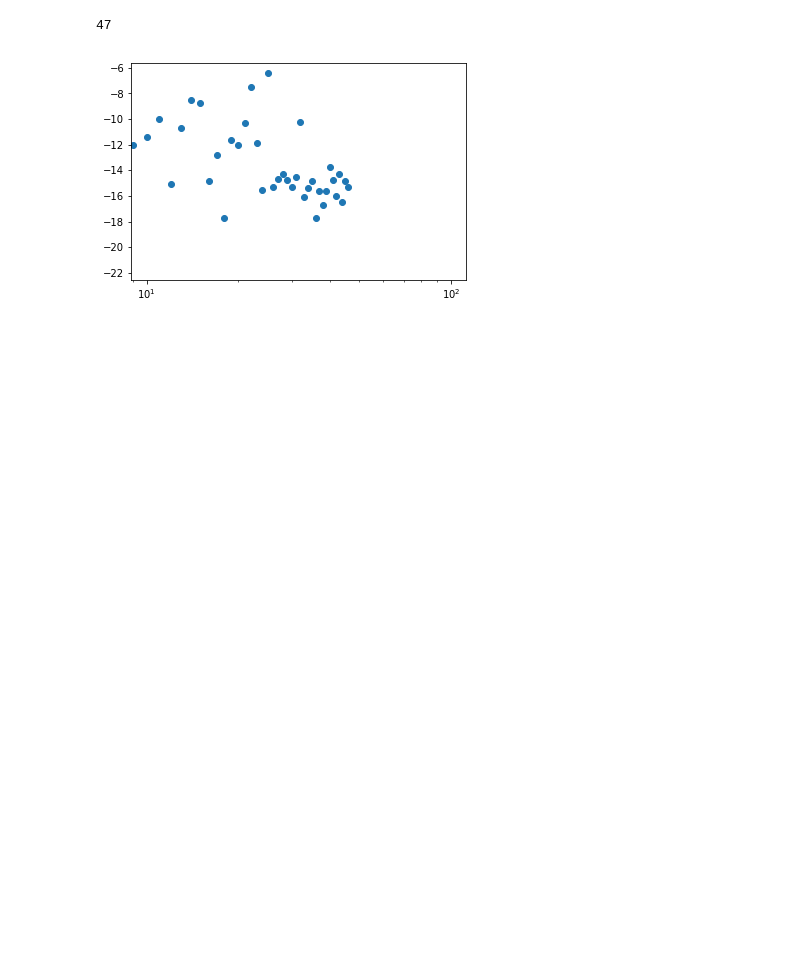
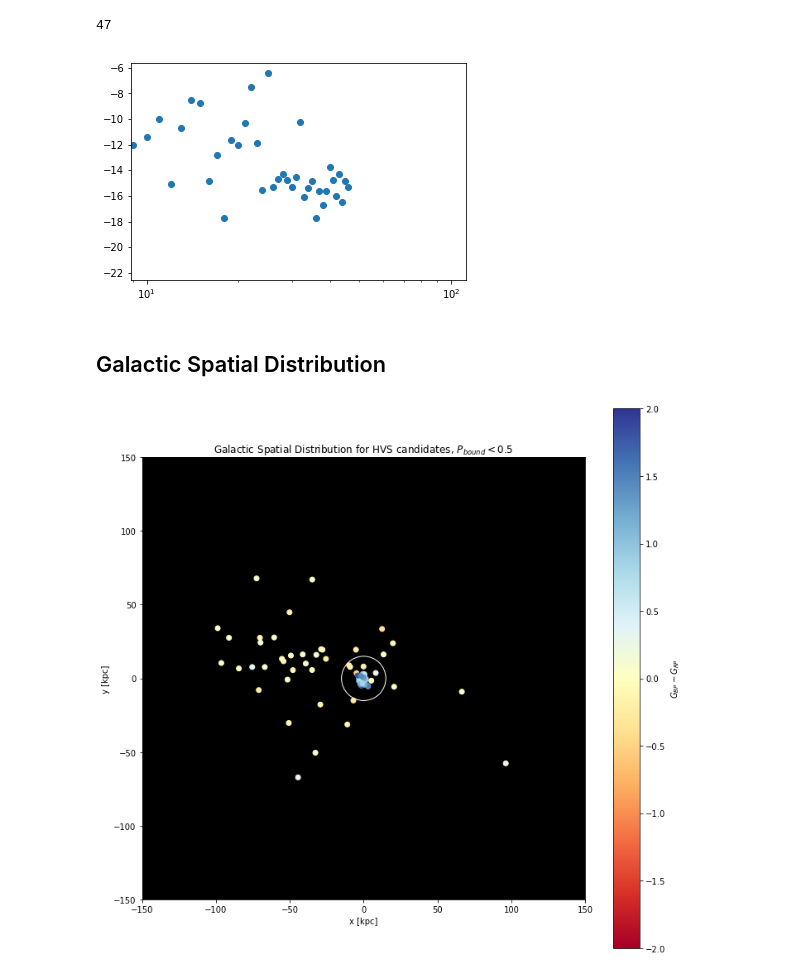
Before and after one commit to bzh-bzh/astro160-report, a Jupyter notebook: Open Fast Stars Catalog.ipynb, the cells around one changed output. Cells and saved outputs as stored; diff of their text form; code cells hidden in the pictures; blank space fills up the shorter version.

Commit message:
Add galactic xy dist of OFSC.

```diff
--- a/Open Fast Stars Catalog.ipynb
+++ b/Open Fast Stars Catalog.ipynb
@@ -48,6 +48,9 @@ open_fast_stars.head()
 | 2 | D6-1 | -9.77065 | 0.4674 | NaN | 16:37:31.674,16:37:31.674 | -74:20:36.5949,-74:20:36.5949 | -80.253 | -195.910 | 1200 | 2467.26 | 0.000023 | ... |
 | 3 | D6-3 | -8.88202 | 0.4084 | NaN | 18:52:01.885,18:52:01.885 | +62:02:10.2031,+62:02:10.2031 | 8.981 | 211.455 | -20 | 2341.28 | 0.000023 | ... |
 | 4 | S5-HVS1 | -13.67920 | -0.0083 | NaN | 22:54:51.6829 | -51:11:44.1876 | 35.328 | 0.588 | 1017 | 1693.46 | 0.000023 | ... |
+# %%
+# As a start, trim catalog to all those where Pbound < 0.5.
+open_fast_stars = open_fast_stars[open_fast_stars.Pbound < 0.5]
 # %%
 # All stars that have P_bound < 0.1
 ninety_percent_unbound = open_fast_stars[open_fast_stars.Pbound < 0.1]
@@ -62,3 +65,29 @@ ax.scatter(ninety_percent_unbound.Color, ninety_percent_unbound.Mmax)
 ax.set_xscale('log')
 # %% [output]
 [figure]
+# %% [markdown]
+## Galactic Spatial Distribution
+# %%
+x_coords = [c.cartesian.x.value for c in open_fast_stars.skycoords]
+y_coords = [c.cartesian.y.value for c in open_fast_stars.skycoords]
+# %%
+plt.figure(figsize=(12,12))
+fig = plt.scatter(x_coords, y_coords, c=open_fast_stars.Color.str.split(',', expand=True)[0], cmap='RdYlBu', vmin=-2, vmax=2)
+plt.xlim(-150, 150)
+plt.ylim(-150, 150)
+plt.xlabel("x [kpc]")
+plt.ylabel("y [kpc]")
+plt.colorbar(label='$G_{BP} - G_{RP}$')
+
+milky_way = plt.Circle((0, 0), radius=15, color='white', fill=False)
+
+ax = plt.gca()
+ax.add_artist(milky_way)
+ax.set_facecolor('black')
+ax.set_aspect('equal')
+
+plt.title("Galactic Spatial Distribution for HVS candidates, $P_{bound} < 0.5$")
+
+plt.savefig('gal_xy.pdf')
+# %% [output]
+[figure, added]
```
Also changed, not shown: parts of 1 cell of this notebook.
